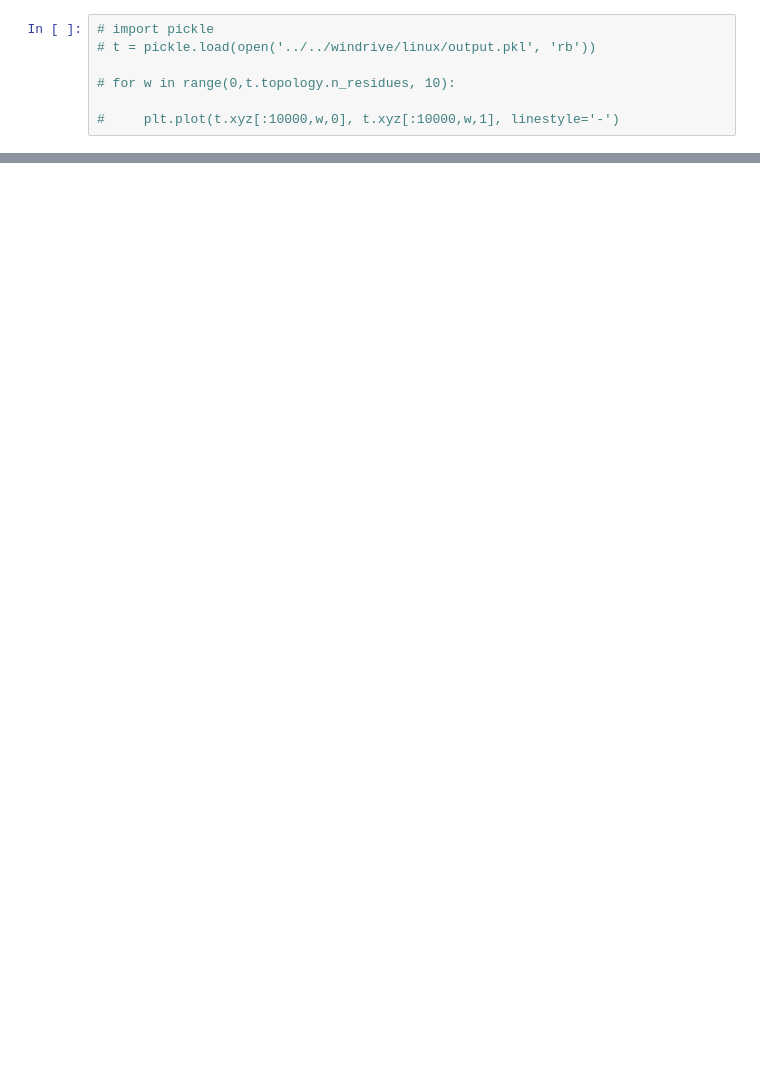
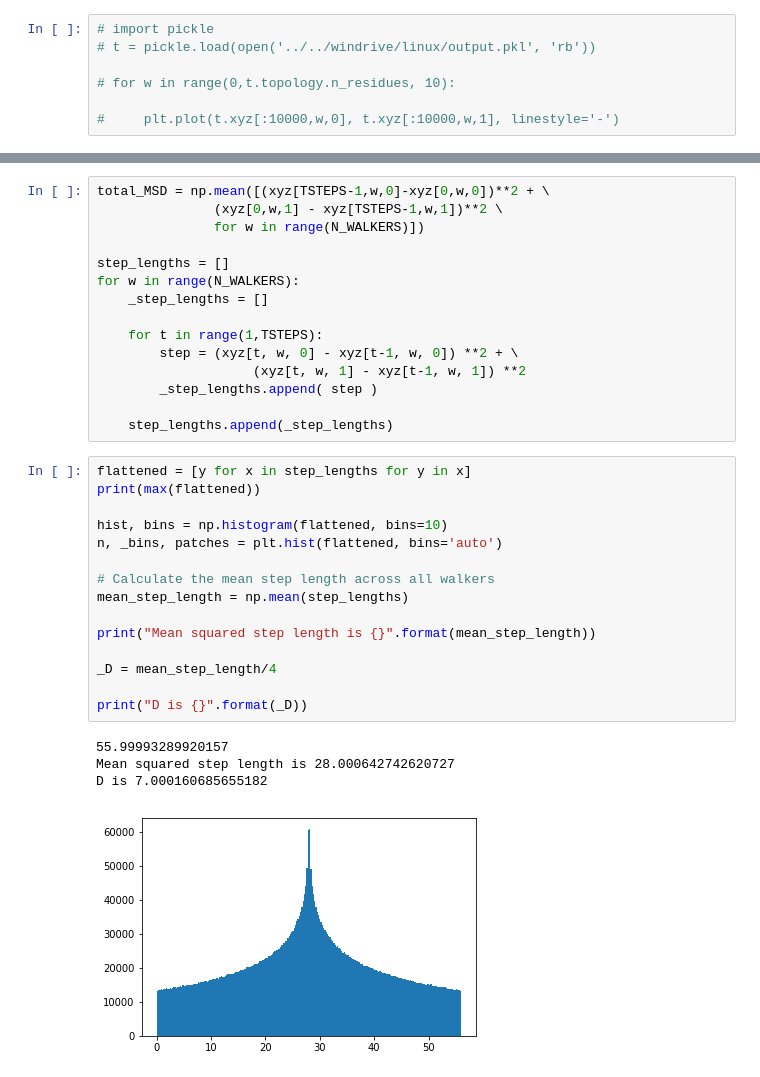
Before and after one commit to jdrusso/virtual-fcs, a Jupyter notebook: random_walker.ipynb, the cells around one changed output, grey strips where cells are left out. Cells and saved outputs as stored; diff of their text form; blank space fills up the shorter version.

```diff
--- a/random_walker.ipynb
+++ b/random_walker.ipynb
@@ -105,0 +105,35 @@ for w in range(0,N_WALKERS, 1):
+# %%
+total_MSD = np.mean([(xyz[TSTEPS-1,w,0]-xyz[0,w,0])**2 + \
+               (xyz[0,w,1] - xyz[TSTEPS-1,w,1])**2 \
+               for w in range(N_WALKERS)])
+
+step_lengths = []
+for w in range(N_WALKERS):
+    _step_lengths = []
+
+    for t in range(1,TSTEPS):
+        step = (xyz[t, w, 0] - xyz[t-1, w, 0]) **2 + \
+                    (xyz[t, w, 1] - xyz[t-1, w, 1]) **2
+        _step_lengths.append( step )
+
+    step_lengths.append(_step_lengths)
+# %%
+flattened = [y for x in step_lengths for y in x]
+print(max(flattened))
+
+hist, bins = np.histogram(flattened, bins=10)
+n, _bins, patches = plt.hist(flattened, bins='auto')
+
+# Calculate the mean step length across all walkers
+mean_step_length = np.mean(step_lengths)
+
+print("Mean squared step length is {}".format(mean_step_length))
+
+_D = mean_step_length/4
+
+print("D is {}".format(_D))
+# %% [output]
+55.99993289920157
+Mean squared step length is 28.000642742620727
+D is 7.000160685655182
+[figure, added]
```
Also changed, not shown: parts of 14 cells of this notebook, 1 other file.
